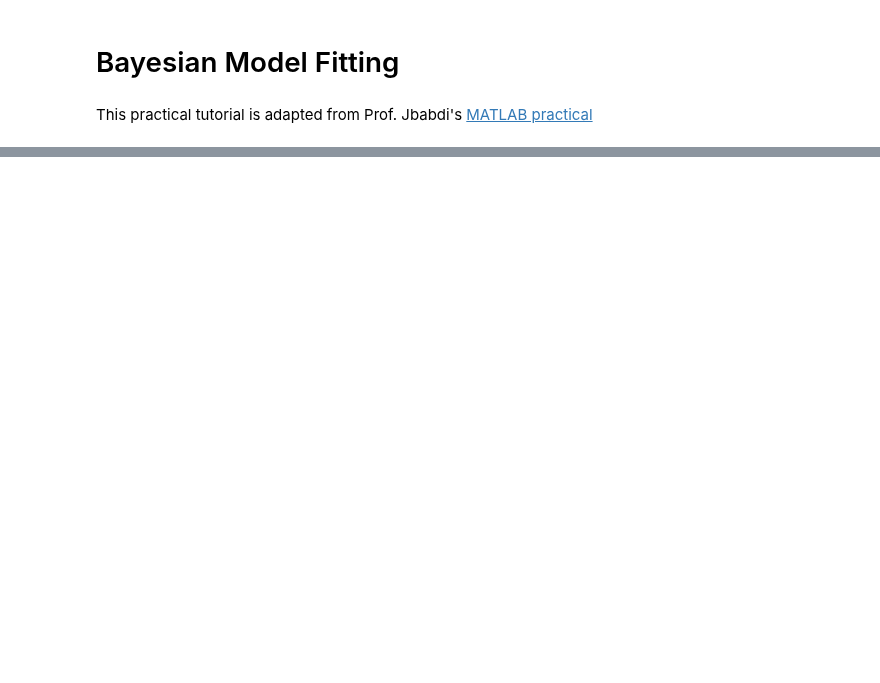
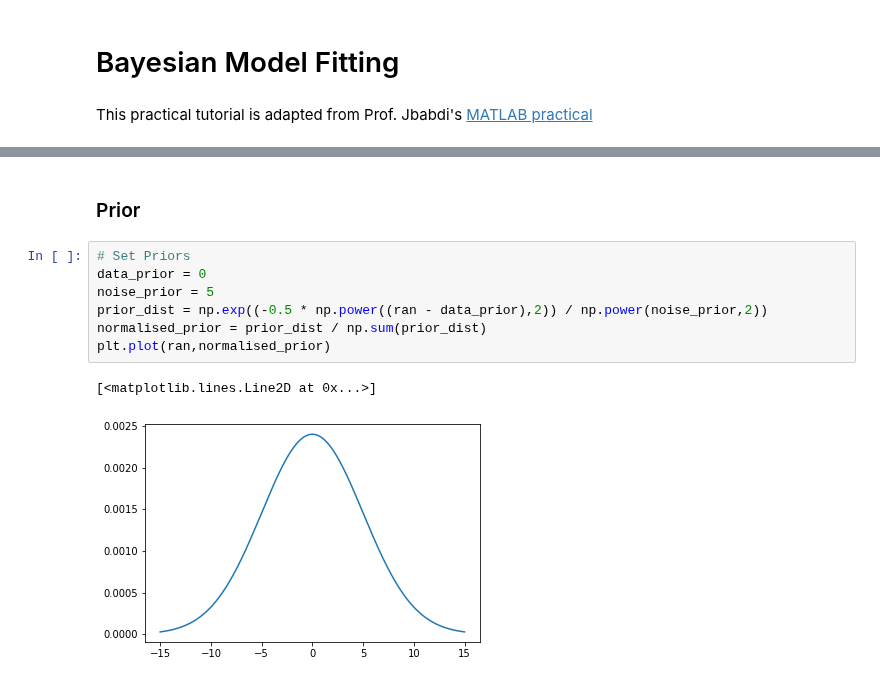
Before and after one commit to PavanChaggar/Bayesian_inference, a Jupyter notebook: python_tutorials/Bayesian_Model_Fitting.ipynb, the cells around one changed output, grey strips where cells are left out. Cells and saved outputs as stored; diff of their text form; blank space fills up the shorter version.

```diff
--- a/python_tutorials/Bayesian_Model_Fitting.ipynb
+++ b/python_tutorials/Bayesian_Model_Fitting.ipynb
@@ -58,0 +77,12 @@ plt.scatter(y,[0,0,0,0], color='r')
+# %% [markdown]
+### Prior
+# %%
+# Set Priors
+data_prior = 0
+noise_prior = 5
+prior_dist = np.exp((-0.5 * np.power((ran - data_prior),2)) / np.power(noise_prior,2))
+normalised_prior = prior_dist / np.sum(prior_dist)
+plt.plot(ran,normalised_prior)
+# %% [output]
+[<matplotlib.lines.Line2D at 0x...>]
+[figure, added]
```
Also changed, not shown: parts of 7 cells of this notebook.
